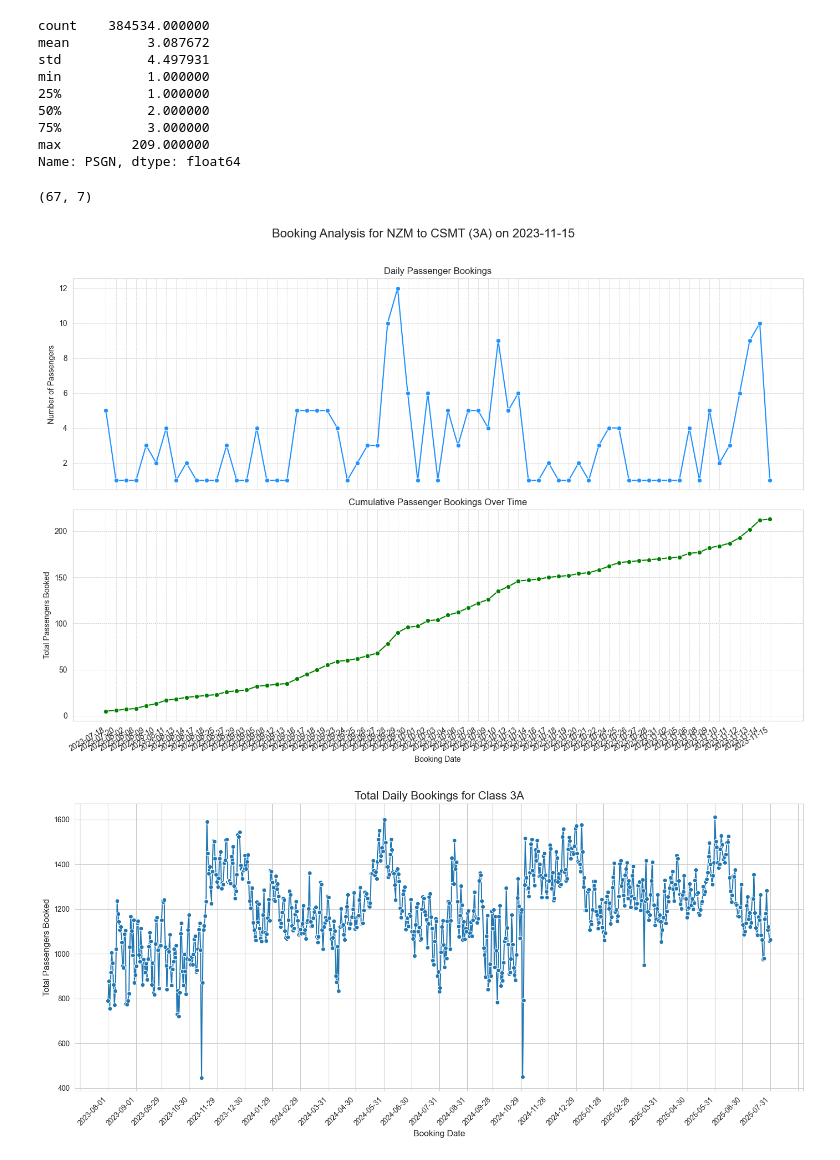
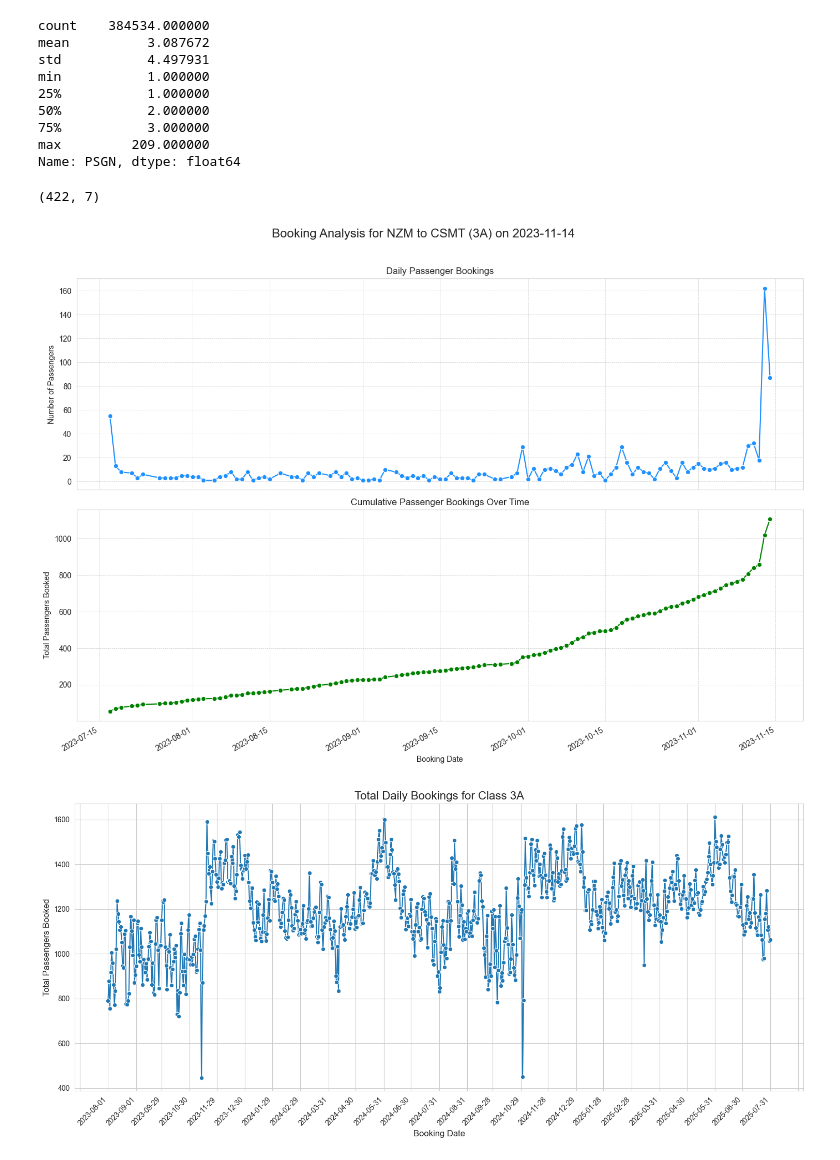
Before and after one commit to yashu1819/DPonTrain, a Jupyter notebook: Analysis/T22222.ipynb, the cells around one changed output. Saved outputs shown, nothing was run; the diff lists cells and outputs as text; code cells hidden in the pictures.

```diff
--- a/Analysis/T22222.ipynb
+++ b/Analysis/T22222.ipynb
@@ -95,7 +95,7 @@ import matplotlib.dates as mdates # Add this line
 
 # 1. --- Define and filter for the specific journey ---
 # Change these values to analyze the journey you are interested in.
-journey_date_filter = '2023-11-15'
+journey_date_filter = '2023-11-14'
 brdpt_code_filter = 'NZM'
 resupto_code_filter = 'CSMT'
 cls_filter = '3A'
@@ -103,8 +103,8 @@ cls_filter = '3A'
 # Apply the filters
 journey_df = df[
     (df['journey_date'] == journey_date_filter) &
-    (df['brdpt_code'] == brdpt_code_filter) &
-    (df['resupto_code'] == resupto_code_filter) &
+    # (df['brdpt_code'] == brdpt_code_filter) &
+    # (df['resupto_code'] == resupto_code_filter) &
     (df['cls'] == cls_filter)
 ].copy()
 
@@ -112,7 +112,7 @@ print(journey_df.shape)
 # 2. --- Prepare the data for plotting ---
 # Sort the data by booking date to ensure the cumulative sum is correct
 journey_df = journey_df.sort_values(by='booking_date')
-
+journey_df=journey_df.groupby('booking_date')['PSGN'].sum().reset_index()
 # Calculate the cumulative sum of passengers
 journey_df['cumulative_psgn'] = journey_df['PSGN'].cumsum()
 
@@ -125,35 +125,35 @@ sns.set_style("whitegrid")
 fig, axes = plt.subplots(2, 1, figsize=(14, 10), sharex=True)
 
 # Title for the entire figure
 fig.suptitle(f'Booking Analysis for {brdpt_code_filter} to {resupto_code_filter} ({cls_filter}) on {journey_date_filter}', fontsize=16)
 
 # Plot 1: Daily Passenger Bookings (PSGN vs. Booking Date) - NOW INVISIBLE
 sns.lineplot(ax=axes[0], x='booking_date', y='PSGN', data=journey_df, marker='o', color='dodgerblue')
 axes[0].set_title('Daily Passenger Bookings')
 axes[0].set_ylabel('Number of Passengers')
 axes[0].grid(True, which='both', linestyle='--', linewidth=0.5)
 
 
 # Plot 2: Cumulative Passenger Bookings vs. Booking Date - NOW INVISIBLE
 sns.lineplot(ax=axes[1], x='booking_date', y='cumulative_psgn', data=journey_df, marker='o', color='green')
 axes[1].set_title('Cumulative Passenger Bookings Over Time')
 axes[1].set_xlabel('Booking Date')
 axes[1].set_ylabel('Total Passengers Booked')
 axes[1].grid(True, which='both', linestyle='--', linewidth=0.5)
 # date_format = mdates.DateFormatter('%d-%b')
 # axes[1].xaxis.set_major_formatter(date_format)
 
 # 2. Rotate the labels for better spacing
 plt.setp(axes[1].get_xticklabels(), rotation=30, ha="right")
 
 # Display the plots
 plt.tight_layout(rect=[0, 0, 1, 0.96])
 
 # Make sure to uncomment this line to see the plot
 plt.show()
 # %% [output]
-(67, 7)
+(422, 7)
-[figure, old version]
+[figure, new version]
 # %%
 # 1. --- Filter the DataFrame for only class '3A' ---
 df_3A = df[df['cls'] == '3A'].copy()
```
